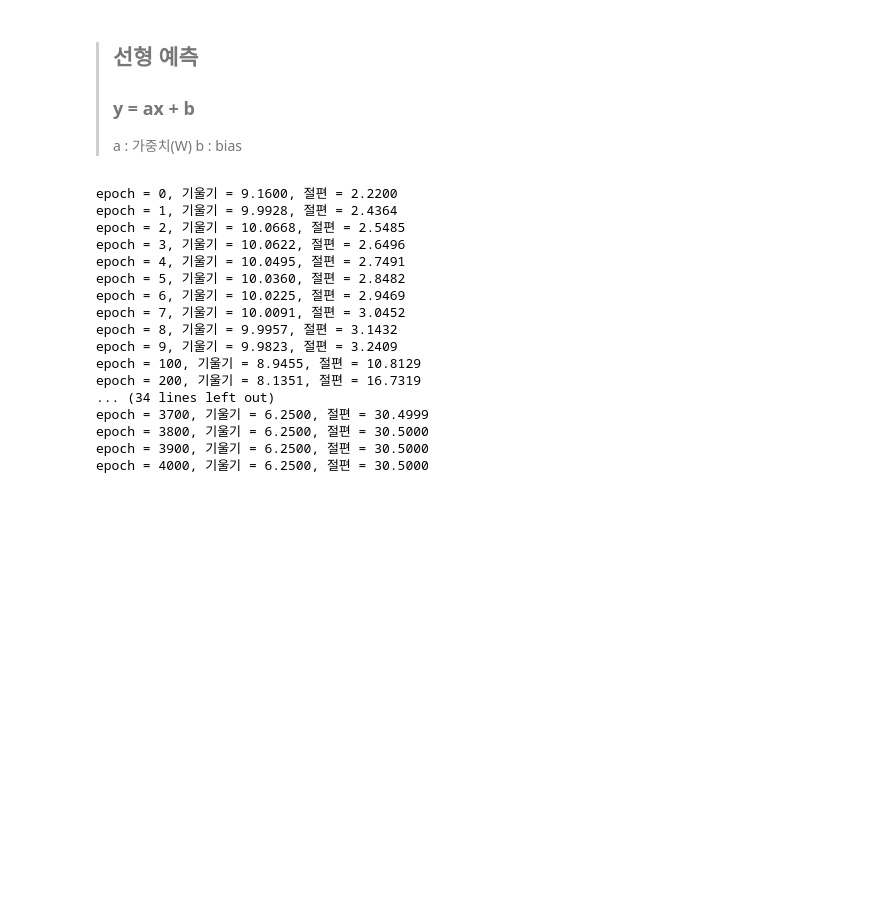
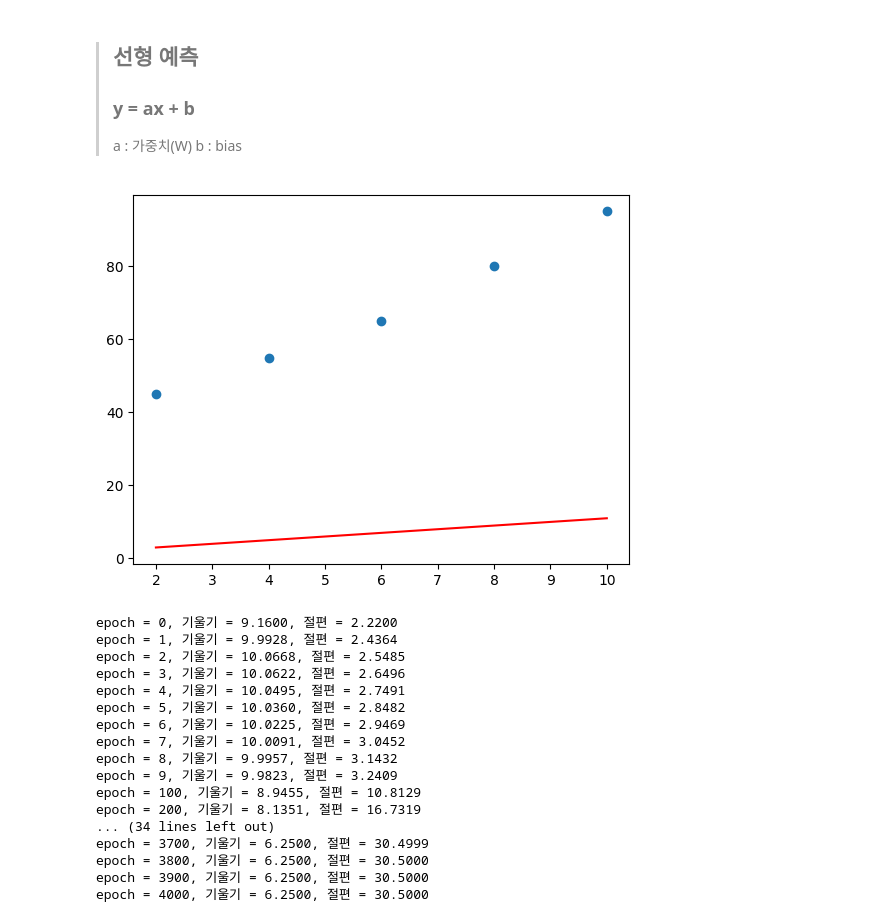
Before and after one commit to jungwoonAn/ML_start, a Jupyter notebook: MustHave/04_1_선형회귀.ipynb, the cells around one changed output. Drawn from its saved outputs; the diff is of its cells as text; code cells hidden in the pictures; blank space fills up the shorter version.

```diff
--- a/MustHave/04_1_선형회귀.ipynb
+++ b/MustHave/04_1_선형회귀.ipynb
@@ -35,6 +35,14 @@ plt.show()
 # 임의로 지정
 a = 1
 b = 1
+# %%
+y_pred = a*x + b
+
+plt.scatter(x, y)
+plt.plot(x, y_pred, 'r')
+plt.show()
+# %% [output]
+[figure, added]
 # %%
 # 학습률(learning rate)
 lr = 0.01
```
Also changed, not shown: 9 other files.
